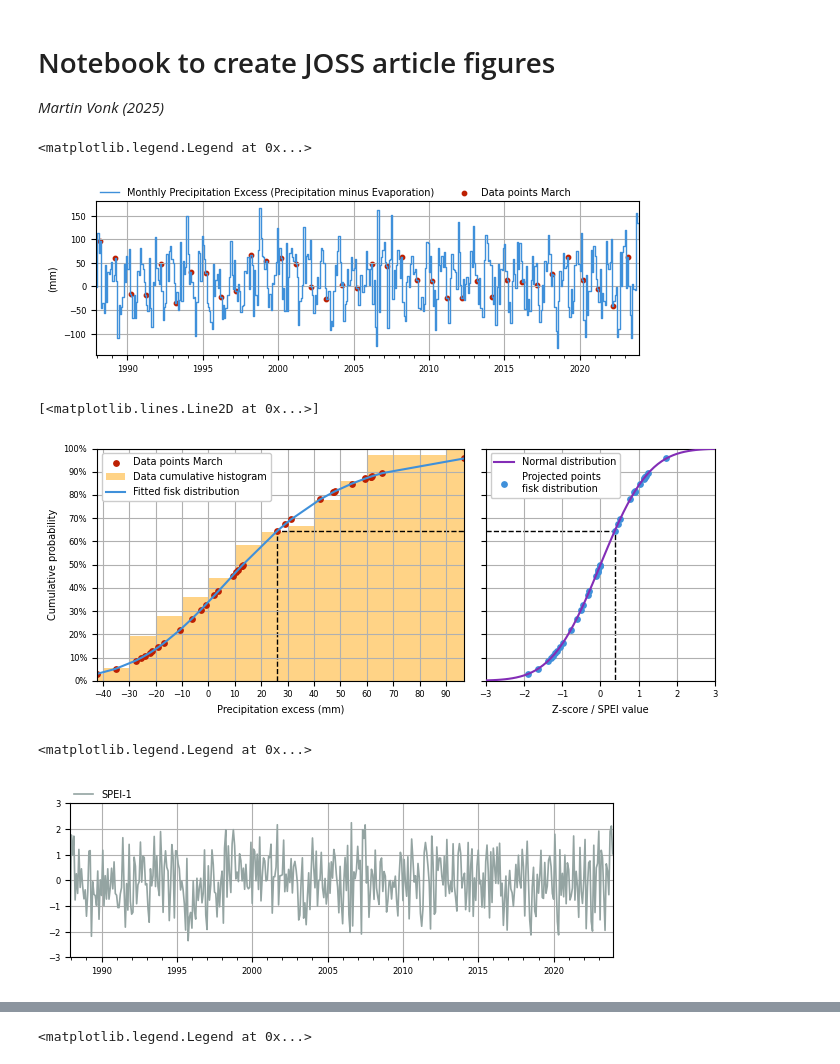
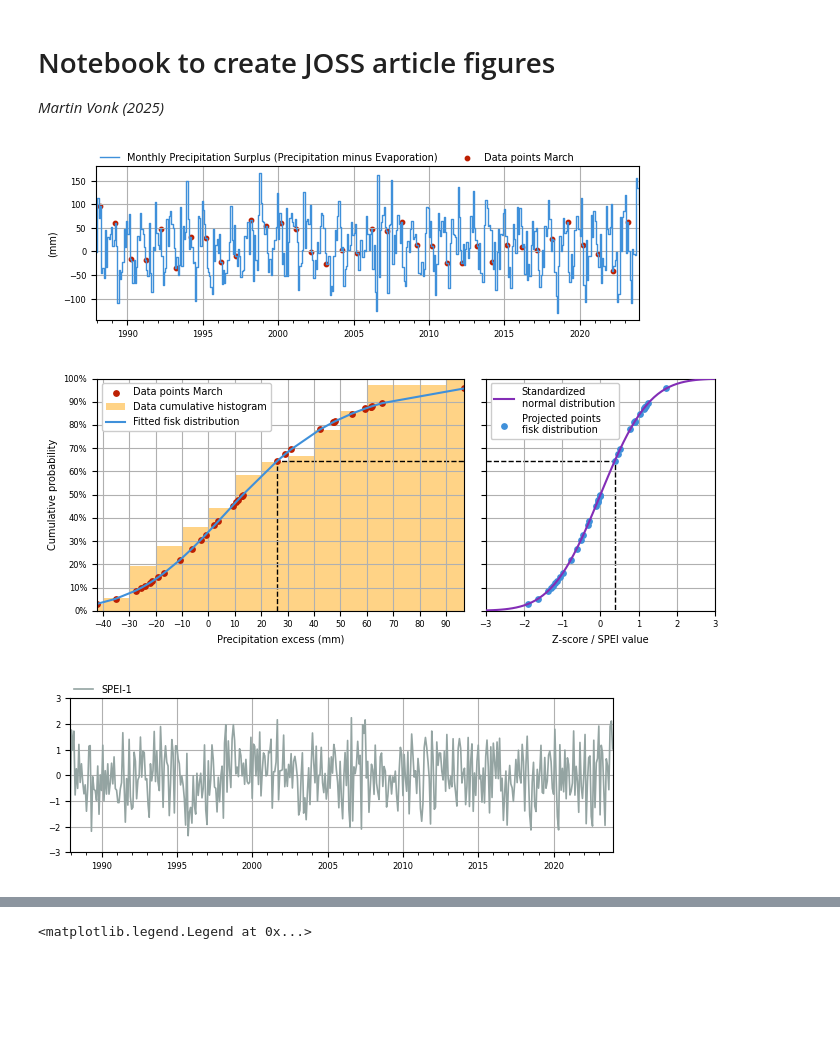
Before and after one commit to martinvonk/SPEI, a Jupyter notebook: paper/paper.ipynb, the cells around one changed output, grey strips where cells are left out. Saved outputs shown, nothing was run; the diff lists cells and outputs as text; code cells hidden in the pictures; blank space fills up the shorter version.

Commit message:
add some figures

```diff
--- a/paper/paper.ipynb
+++ b/paper/paper.ipynb
@@ -39,28 +39,30 @@ plt.rcParams.update(
     }
 )
 # %%
-df = pd.read_csv("series.csv", index_col=0, parse_dates=True)
+df = pd.read_csv("data/series.csv", index_col=0, parse_dates=True)
 prec = df["prec"]
 evap = df["evap"]
-pe = prec - evap
+surplus = prec - evap
+surplusm = surplus.resample("MS").sum()
 head = df["head"]
 # %%
 dist = sps.fisk
 sispei = si.SI(
-    series=pe.resample("MS").sum(),
+    series=surplusm,
     dist=dist,
+    timescale=1,
 )
 sispei.fit_distribution()
 
 month = list(sispei._dist_dict.keys())[2]
 # %%
-f, ax = plt.subplots(figsize=(7.0, 2.0))
+fig, ax = plt.subplots(figsize=(7.0, 2.0))
 ax.step(
     sispei.series.index,
     sispei.series.values,
     where="post",
     linewidth=1.0,
-    label="Monthly Precipitation Excess (Precipitation minus Evaporation)",
+    label="Monthly Precipitation Surplus (Precipitation minus Evaporation)",
 )
 mid = sispei.series.index.month == month.month
 ax.scatter(
@@ -75,8 +77,9 @@ ax.xaxis.set_major_locator(mpl.dates.YearLocator(5))
 ax.set_xlim(sispei.series.index[0], sispei.series.index[-1])
 ax.set_ylabel("(mm)")
 ax.legend(loc=(0, 1), frameon=False, ncol=2)
+
+fig.savefig("figures/monthly_precipitation_surplus.png", dpi=300, bbox_inches="tight")
 # %% [output]
-<matplotlib.legend.Legend at 0x...>
 [figure]
 # %%
 fit_dist = sispei._dist_dict[month]
@@ -120,7 +123,7 @@ axd["cdf"].yaxis.set_major_formatter(mpl.ticker.PercentFormatter(1.0))
 axd["cdf"].set_xlabel("Precipitation excess (mm)")
 axd["cdf"].set_ylabel("Cumulative probability")
 
-axd["norm"].plot(zscores, norm_cdf, label="Normal distribution", color="C4", zorder=3)
+axd["norm"].plot(zscores, norm_cdf, label="Standardized\nnormal distribution", color="C4", zorder=3)
 axd["norm"].scatter(
     norm_cdf_transformed,
     cdf.values,
@@ -129,39 +132,39 @@ axd["norm"].scatter(
     color="C0",
     zorder=2,
 )
 axd["norm"].legend(loc="upper left")
 axd["norm"].set_xlim(np.min(zscores), np.max(zscores))
 axd["norm"].set_xlabel("Z-score / SPEI value")
 
 # visualize specific data point
 idx = data.index[21]
 axd["cdf"].plot(
     [data.loc[idx], data.loc[idx], np.max(data)],
     [0.0, cdf.loc[idx], cdf.loc[idx]],
     color="k",
     linestyle="--",
     linewidth=1.0,
     zorder=1,
 )
 axd["norm"].plot(
     [np.min(zscores), sps.norm.ppf(cdf.loc[idx]), sps.norm.ppf(cdf.loc[idx])],
     [
         cdf.loc[idx],
         cdf.loc[idx],
         0.0,
     ],
     color="k",
     linestyle="--",
     linewidth=1.0,
     zorder=1,
 )
+fig.savefig("figures/surplus_fit_cdf.png", dpi=300, bbox_inches="tight")
 # %% [output]
-[<matplotlib.lines.Line2D at 0x...>]
-[figure, old version]
+[figure, new version]
 # %%
 spei1 = sispei.norm_ppf()
 
-f, ax = plt.subplots(figsize=(7.0, 2.0))
+fig, ax = plt.subplots(figsize=(7.0, 2.0))
 ax.plot(spei1.index, spei1.values, linewidth=1.2, label="SPEI-1", color="C3")
 ax.set_yticks(
     np.arange(-3.0, 4.0, 1.0),
@@ -171,7 +174,8 @@ ax.set_ylim(-3.0, 3.0)
 ax.xaxis.set_minor_locator(mpl.dates.YearLocator())
 ax.xaxis.set_major_locator(mpl.dates.YearLocator(5))
 ax.legend(loc=(0, 1), frameon=False, ncol=2)
+
+fig.savefig("figures/surplus_spei1.png", dpi=300, bbox_inches="tight")
 # %% [output]
-<matplotlib.legend.Legend at 0x...>
 [figure]
 # %%
```
Also changed, not shown: parts of 1 cell of this notebook, 1 other file.
